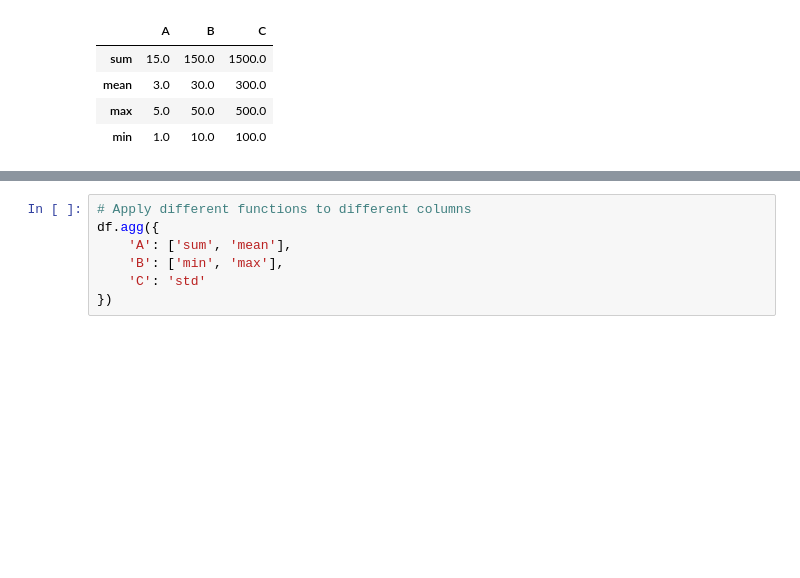
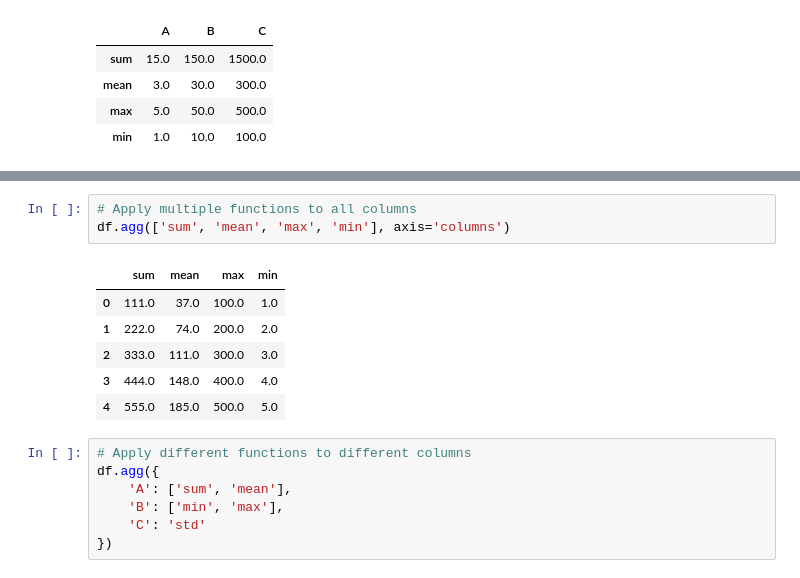
Before and after one commit to pytopia/Data-Processing-for-ML, a Jupyter notebook: Lectures/04 Pandas Fundamentals/06 Applying Functions to Series and DataFrames.ipynb, the cells around one changed output, grey strips where cells are left out. Saved outputs shown, nothing was run; the diff lists cells and outputs as text; blank space fills up the shorter version.

```diff
--- a/Lectures/04 Pandas Fundamentals/06 Applying Functions to Series and DataFrames.ipynb
+++ b/Lectures/04 Pandas Fundamentals/06 Applying Functions to Series and DataFrames.ipynb
@@ -529,3 +610,13 @@ df.agg(['sum', 'mean', 'max', 'min'])
+# %%
+# Apply multiple functions to all columns
+df.agg(['sum', 'mean', 'max', 'min'], axis='columns')
+# %% [output]
+|  | sum | mean | max | min |
+| 0 | 111.0 | 37.0 | 100.0 | 1.0 |
+| 1 | 222.0 | 74.0 | 200.0 | 2.0 |
+| 2 | 333.0 | 111.0 | 300.0 | 3.0 |
+| 3 | 444.0 | 148.0 | 400.0 | 4.0 |
+| 4 | 555.0 | 185.0 | 500.0 | 5.0 |
 # %%
 # Apply different functions to different columns
 df.agg({
```
Also changed, not shown: parts of 29 cells of this notebook, 9 other files.
